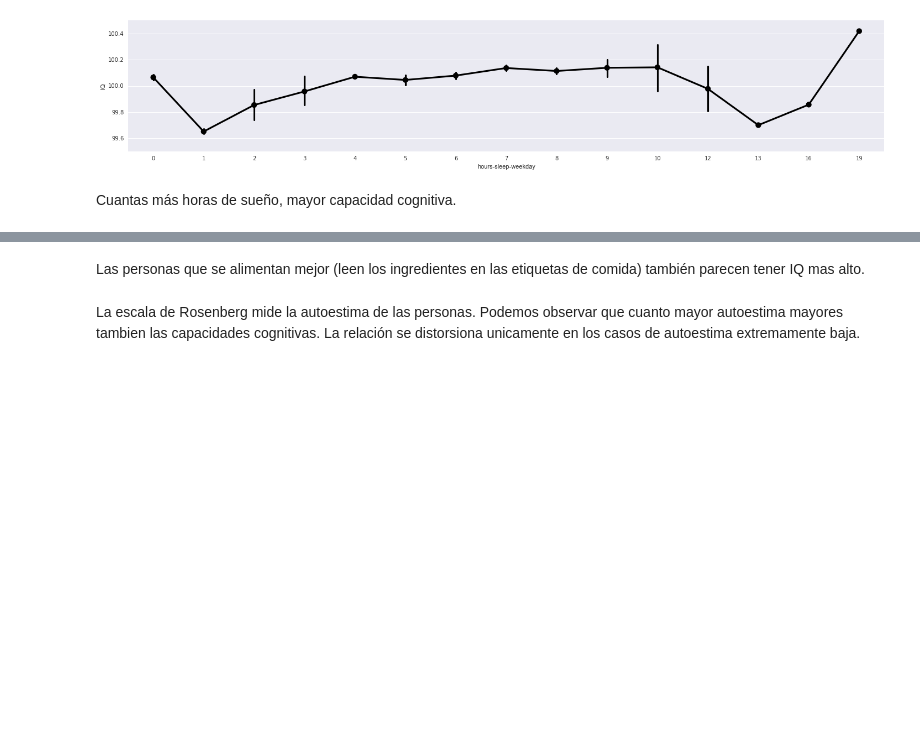
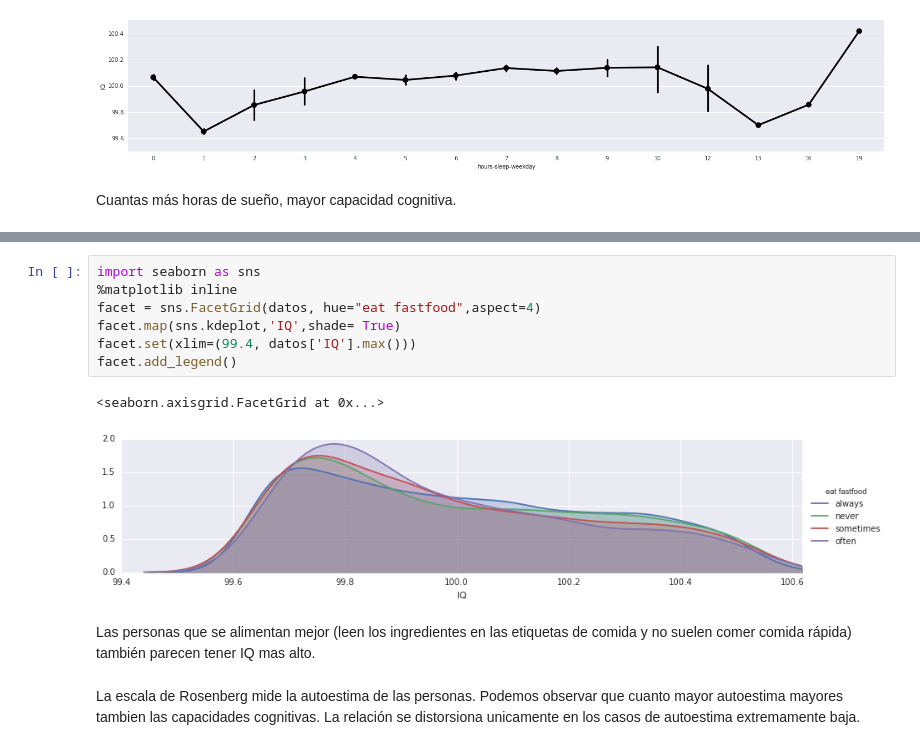
Before and after one commit to annalawrenc/-Entornos-data-science---Python, a Jupyter notebook: EjercicioLibre/Entrega3EjercicioLibre-IQresearchNLSY79.ipynb, the cells around one changed output, grey strips where cells are left out. Saved outputs shown, nothing was run; the diff lists cells and outputs as text; blank space fills up the shorter version.

```diff
--- a/EjercicioLibre/Entrega3EjercicioLibre-IQresearchNLSY79.ipynb
+++ b/EjercicioLibre/Entrega3EjercicioLibre-IQresearchNLSY79.ipynb
@@ -775,5 +777,15 @@ sns.factorplot('read-info-buying-food','IQ', data=white_women,size=4,aspect=5, c
+# %%
+import seaborn as sns
+%matplotlib inline
+facet = sns.FacetGrid(datos, hue="eat fastfood",aspect=4)
+facet.map(sns.kdeplot,'IQ',shade= True)
+facet.set(xlim=(99.4, datos['IQ'].max()))
+facet.add_legend()
+# %% [output]
+<seaborn.axisgrid.FacetGrid at 0x...>
+[figure, added]
 # %% [markdown]
-Las personas que se alimentan mejor (leen los ingredientes en las etiquetas de comida) también parecen tener IQ mas alto.
+Las personas que se alimentan mejor (leen los ingredientes en las etiquetas de comida y no suelen comer comida rápida) también parecen tener IQ mas alto.
 # %% [markdown]
 La escala de Rosenberg mide la autoestima de las personas. Podemos observar que cuanto mayor autoestima mayores tambien las capacidades cognitivas. La relación se distorsiona unicamente en los casos de autoestima extremamente baja.
 # %%
```
Also changed, not shown: parts of 10 cells of this notebook.
